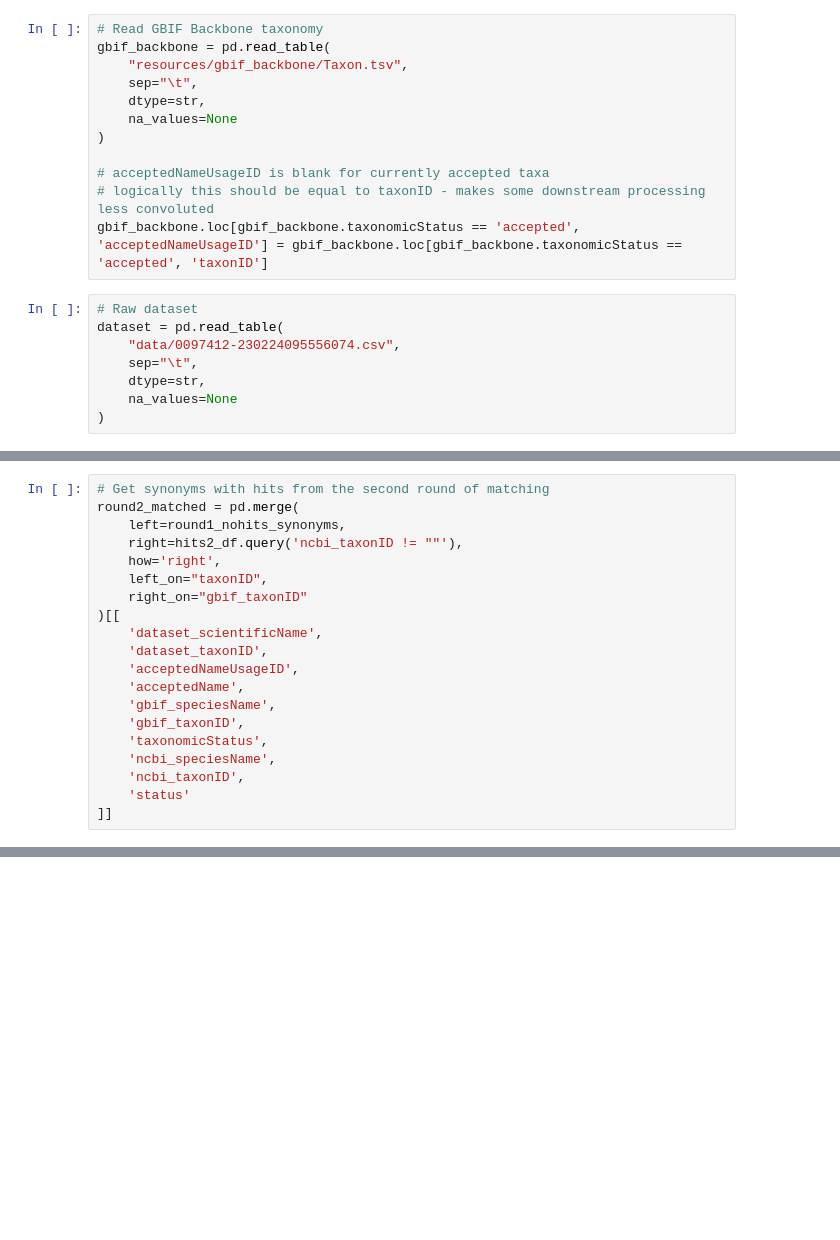
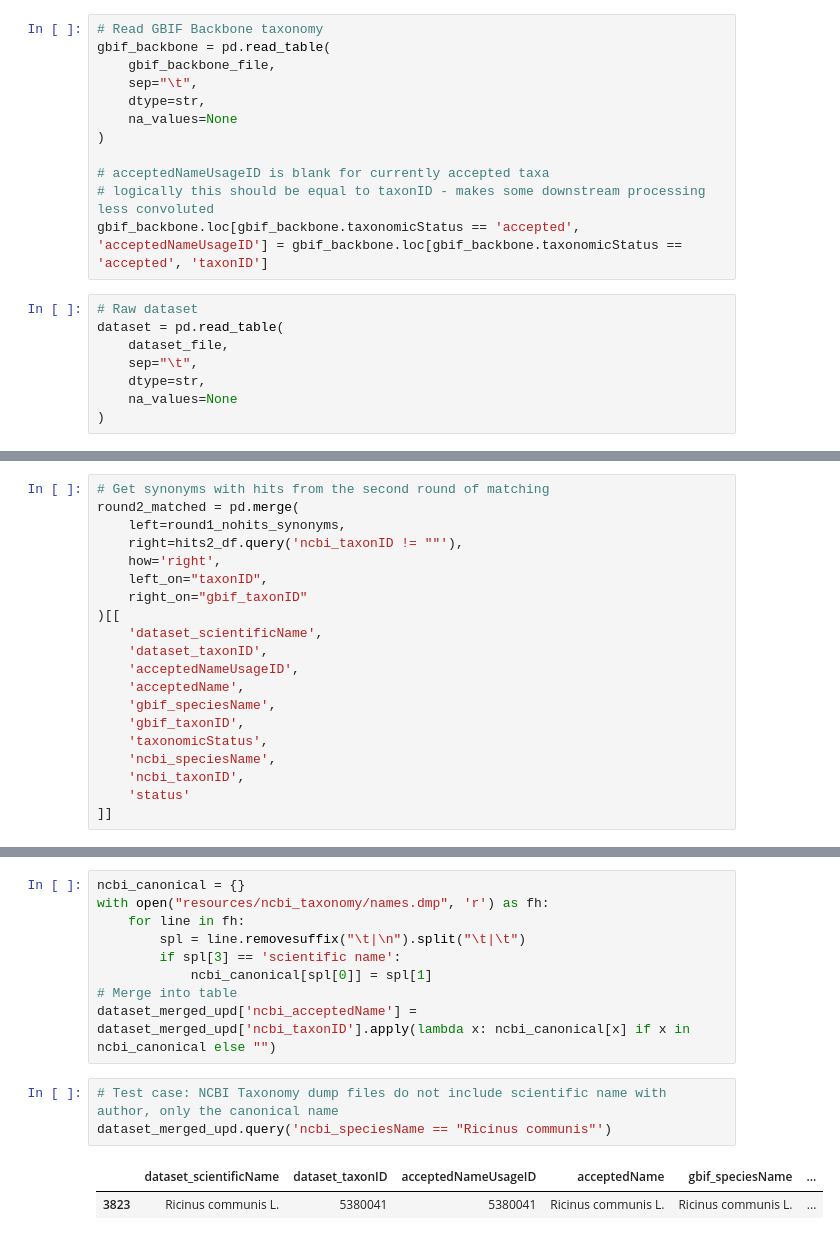
Before and after one commit to monagrland/taxo-harmo, a Jupyter notebook: compare-names.ipynb, the cells around one changed output, grey strips where cells are left out. Saved outputs shown, nothing was run; the diff lists cells and outputs as text; blank space fills up the shorter version.

```diff
--- a/compare-names.ipynb
+++ b/compare-names.ipynb
@@ -8,7 +23,7 @@ Use option `dtype=str` to avoid interpreting taxonIDs as numeric
 # %%
 # Read GBIF Backbone taxonomy
 gbif_backbone = pd.read_table(
-    "resources/gbif_backbone/Taxon.tsv",
+    gbif_backbone_file,
     sep="\t",
     dtype=str,
     na_values=None
@@ -20,7 +35,7 @@ gbif_backbone.loc[gbif_backbone.taxonomicStatus == 'accepted', 'acceptedNameUsag
 # %%
 # Raw dataset
 dataset = pd.read_table(
-    "data/0097412-230224095556074.csv",
+    dataset_file,
     sep="\t",
     dtype=str,
     na_values=None
@@ -448,0 +445,15 @@ dataset_merged_upd = pd.concat([dataset_merged_matched,dataset_merged_unmatched]
+# %%
+ncbi_canonical = {}
+with open("resources/ncbi_taxonomy/names.dmp", 'r') as fh:
+    for line in fh:
+        spl = line.removesuffix("\t|\n").split("\t|\t")
+        if spl[3] == 'scientific name':
+            ncbi_canonical[spl[0]] = spl[1]
+# Merge into table
+dataset_merged_upd['ncbi_acceptedName'] = dataset_merged_upd['ncbi_taxonID'].apply(lambda x: ncbi_canonical[x] if x in ncbi_canonical else "")
+# %%
+# Test case: NCBI Taxonomy dump files do not include scientific name with author, only the canonical name
+dataset_merged_upd.query('ncbi_speciesName == "Ricinus communis"')
+# %% [output]
+|  | dataset_scientificName | dataset_taxonID | acceptedNameUsageID | acceptedName | gbif_speciesName | ... |
+| 3823 | Ricinus communis L. | 5380041 | 5380041 | Ricinus communis L. | Ricinus communis L. | ... |
```
Also changed, not shown: parts of 39 cells of this notebook.
